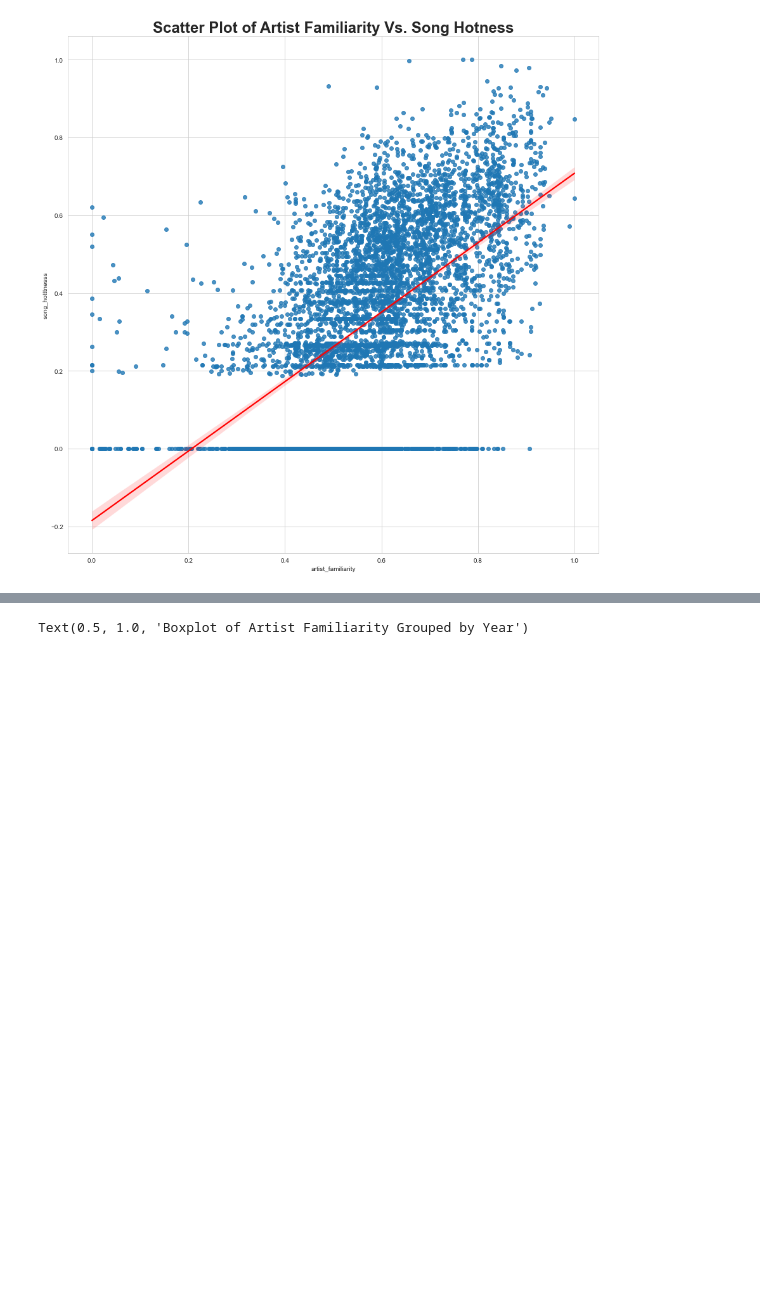
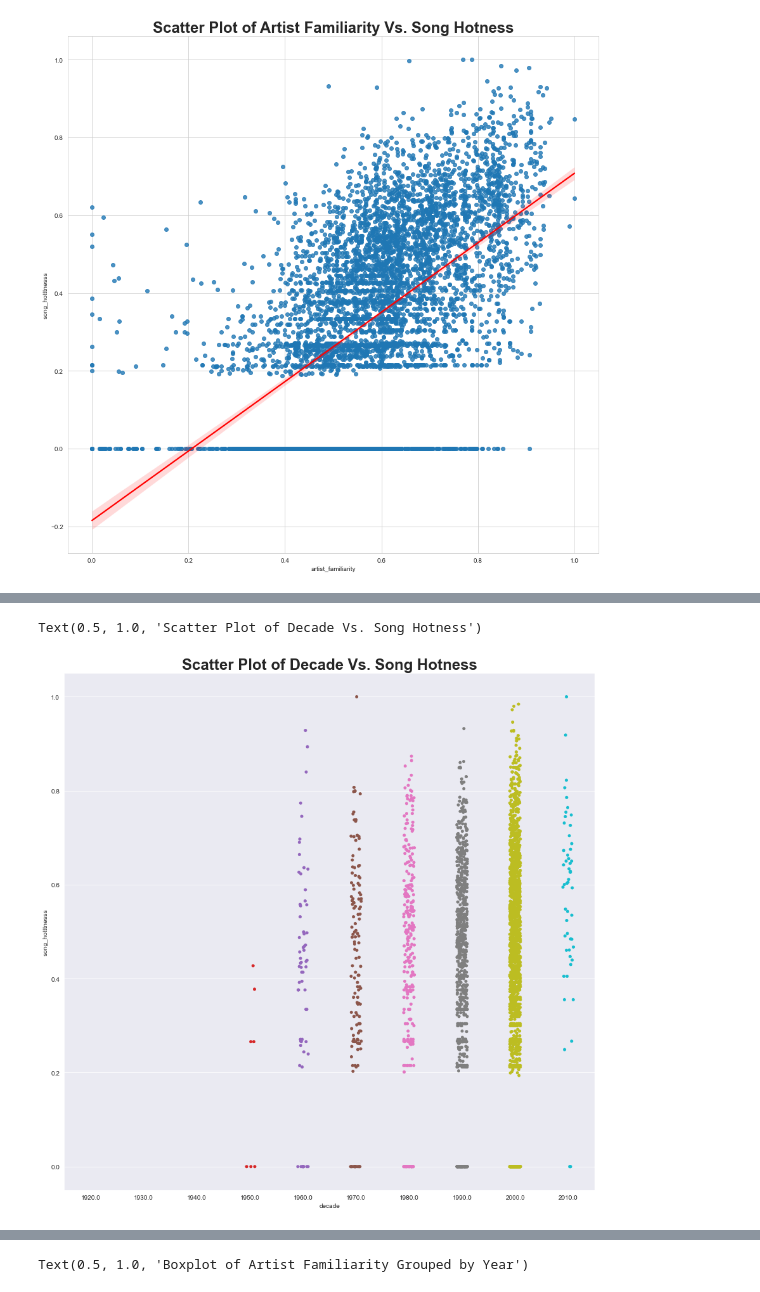
Before and after one commit to seankim658/Million-Song-Data-Analysis, a Jupyter notebook: Million Song Dataset Analysis.ipynb, the cells around one changed output, grey strips where cells are left out. Cells and saved outputs as stored; diff of their text form; code cells hidden in the pictures; blank space fills up the shorter version.

Commit message:
added stripplots

```diff
--- a/Million Song Dataset Analysis.ipynb
+++ b/Million Song Dataset Analysis.ipynb
@@ -480,3 +480,31 @@ plt.title('Scatter Plot of Artist Familiarity Vs. Song Hotness', fontweight = 'b
 # %% [output]
 Text(0.5, 1.0, 'Scatter Plot of Artist Familiarity Vs. Song Hotness')
 [figure]
+# %%
+def get_decade(year):
+    '''returns decade the song is from
+    '''
+    if year >= 1920 and year < 1930:
+        return 1920
+    elif year >= 1930 and year < 1940:
+        return 1930
+    elif year >= 1940 and year < 1950:
+        return 1940
+    elif year >= 1950 and year < 1960:
+        return 1950
+    elif year >= 1960 and year < 1970:
+        return 1960
+    elif year >= 1970 and year < 1980:
+        return 1970
+    elif year >= 1980 and year < 1990:
+        return 1980
+    elif year >= 1990 and year < 2000:
+        return 1990
+    elif year >= 2000 and year < 2010:
+        return 2000
+    elif year >= 2010 and year <= 2020:
+        return 2010
+
+# going to predict which decade a song was released in so need to create a new column called decade
+full_query_df['decade'] = full_query_df['year'].apply(get_decade)
+full_query_df.head()
@@ -482,0 +543,8 @@ Text(0.5, 1.0, 'Scatter Plot of Artist Familiarity Vs. Song Hotness')
+# %%
+# decade vs song hotness
+plt.figure(figsize = (15, 15))
+ax = sns.stripplot(data = full_query_df[full_query_df['decade'] != 0], x = 'decade', y = 'song_hotttnesss')
+plt.title('Scatter Plot of Decade Vs. Song Hotness', fontweight = 'bold', fontsize = 24)
+# %% [output]
+Text(0.5, 1.0, 'Scatter Plot of Decade Vs. Song Hotness')
+[figure, added]
```
Also changed, not shown: parts of 14 cells of this notebook.
